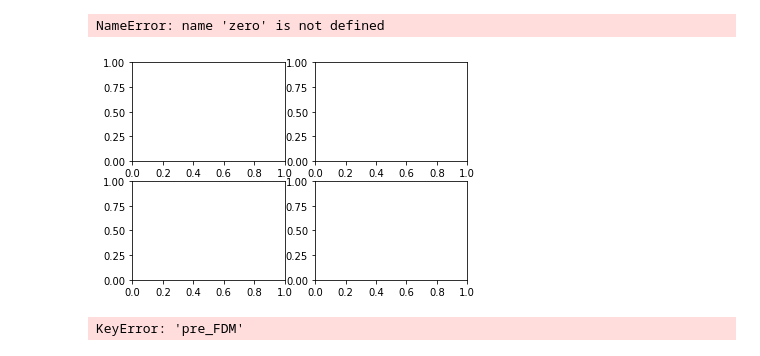
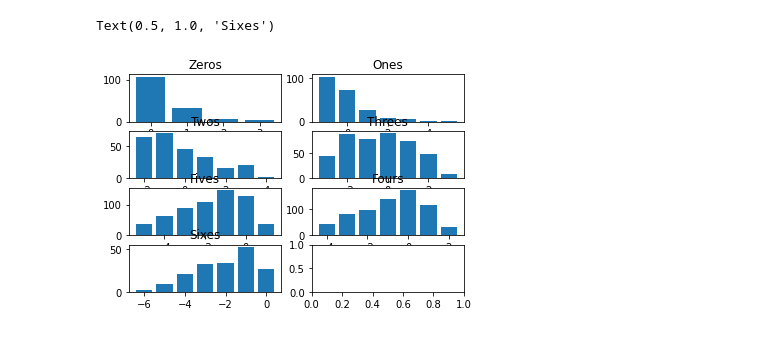
Before and after one commit to maya-patel/Honours-FCI-data, a Jupyter notebook: By_Question_FDM_with_delta.ipynb, the cells around one changed output. Drawn from its saved outputs; the diff is of its cells as text; code cells hidden in the pictures.

Commit message:
add misconception scores

```diff
--- a/By_Question_FDM_with_delta.ipynb
+++ b/By_Question_FDM_with_delta.ipynb
@@ -16,3 +16,12 @@ df18_111 = pd.read_excel('rawdata/2018-19 WT1 Phys 111 ALL Data - Shared with Da
 df18_112 = pd.read_excel('rawdata/2018-19 WT1 Phys 112 ALL Data - Shared with David (20190527).xlsx').replace(["BLANK", "!!", "MULT"], np.nan)
 df19_111 = pd.read_excel('rawdata/2019-20 WT1 Phys 111 ALL Data - Shared with Maya (20211222).xlsx').replace(["BLANK", "!!", "MULT"], np.nan)
 df19_112 = pd.read_excel('rawdata/2019-20 WT1 Phys 112 ALL Data - Shared with Maya (20211222).xlsx').replace(["BLANK", "!!", "MULT"], np.nan)
+# %%
+df_all = pd.concat([df16_111, df16_112, df14_111, df14_112, df15_111, df15_112, df17_111, df17_112, df18_111,
+                    df18_112,df19_111, df19_112])
+df_all
+indices = []
+for i in range (0,len(df_all.index)):
+    indices.append(i)
+df_all.index = indices
+df_all
@@ -110,3 +133,8 @@ def FDM(df111, df112, year):
     df4 = df112.apply(calculate_pre_score_FDM, axis=1).value_counts(normalize=True, ascending=True).to_frame(name = "112 FEMALE PRE")
     df4["112 FEMALE POST " + year] = df112.apply(calculate_post_score_FDM, axis=1).value_counts(normalize=True, ascending=True)
     print(df4)
+# %%
+df_all['pre_FDM'] = df_all.apply(calculate_pre_score_FDM, axis=1)
+df_all['post_FDM'] = df_all.apply(calculate_post_score_FDM, axis=1)
+df_all['gain_FDM'] = df_all['post_FDM']-df_all['pre_FDM']
+df_all
@@ -112,0 +155,21 @@ def FDM(df111, df112, year):
+# %%
+zero = df_all[df_all['pre_FDM'] == 0]
+zero["gain_FDM"].plot.hist(alpha=1, bins=zero["gain_FDM"].value_counts().size)
+
+one = df_all[df_all['pre_FDM'] == 1]
+one["gain_FDM"].plot.hist(alpha=1, bins=one["gain_FDM"].value_counts().size)
+
+two = df_all[df_all['pre_FDM'] == 2]
+two["gain_FDM"].plot.hist(alpha=1, bins=two["gain_FDM"].value_counts().size)
+
+three = df_all[df_all['pre_FDM'] == 3]
+three["gain_FDM"].plot.hist(alpha=1, bins=three["gain_FDM"].value_counts().size)
+
+four = df_all[df_all['pre_FDM'] == 4]
+four["gain_FDM"].plot.hist(alpha=1, bins=four["gain_FDM"].value_counts().size)
+
+five = df_all[df_all['pre_FDM'] == 5]
+five["gain_FDM"].plot.hist(alpha=1, bins=five["gain_FDM"].value_counts().size)
+
+six = df_all[df_all['pre_FDM'] == 6]
+six["gain_FDM"].plot.hist(alpha=1, bins=six["gain_FDM"].value_counts().size)
@@ -113,13 +179,19 @@ def FDM(df111, df112, year):
 # %%
-figure, axis = plt.subplots(2, 2)
+figure, axis = plt.subplots(4, 2)
 axis[0, 0].bar(zero["gain_FDM"].value_counts().index, zero["gain_FDM"].value_counts())
 axis[0, 0].set_title("Zeros")
 axis[0, 1].bar(one["gain_FDM"].value_counts().index, one["gain_FDM"].value_counts())
 axis[0, 1].set_title("Ones")
 axis[1, 0].bar(two["gain_FDM"].value_counts().index, two["gain_FDM"].value_counts())
 axis[1, 0].set_title("Twos")
 axis[1, 1].bar(three["gain_FDM"].value_counts().index, three["gain_FDM"].value_counts())
 axis[1, 1].set_title("Threes")
+axis[2, 1].bar(four["gain_FDM"].value_counts().index, four["gain_FDM"].value_counts())
+axis[2, 1].set_title("Fours")
+axis[2, 0].bar(five["gain_FDM"].value_counts().index, five["gain_FDM"].value_counts())
+axis[2, 0].set_title("Fives")
+axis[3, 0].bar(six["gain_FDM"].value_counts().index, six["gain_FDM"].value_counts())
+axis[3, 0].set_title("Sixes")
 # %% [output]
-NameError: name 'zero' is not defined
+Text(0.5, 1.0, 'Sixes')
-[figure, old version]
+[figure, new version]
@@ -136,25 +197,0 @@ axis[1, 1].set_title("Seven")
-# %%
-#FDM(df14_111, df14_112, "2014")
-
-zero = df14_111[df14_111['pre_FDM'] == 0]
-zero["gain_FDM"].plot.hist(alpha=1, bins=zero["gain_FDM"].value_counts().size)
-print(zero["gain_FDM"].value_counts())
-plt(zero["gain_FDM"].value_counts())
-#plot0.title("Zeros")
-
-one = df14_111[df14_111['pre_FDM'] == 1]
-one["gain_FDM"].plot.hist(alpha=1, bins=one["gain_FDM"].value_counts().size)
-#print(one["gain_FDM"].value_counts())
-#plot1.title("Ones")
-
-two = df14_111[df14_111['pre_FDM'] == 2]
-plot2 = two["gain_FDM"].plot.hist(alpha=0.5, bins=two["gain_FDM"].value_counts().size)
-#print(two["gain_FDM"].value_counts())
-#plot2.title("Twos")
-
-three = df14_111[df14_111['pre_FDM'] == 3]
-plot3 = three["gain_FDM"].plot.hist(alpha=0.5, bins=three["gain_FDM"].value_counts().size)
-#print(three["gain_FDM"].value_counts())
-#plot3.title("Threes")
-# %% [output]
-KeyError: 'pre_FDM'
```
Also changed, not shown: parts of 6 cells of this notebook, 19 other files.
